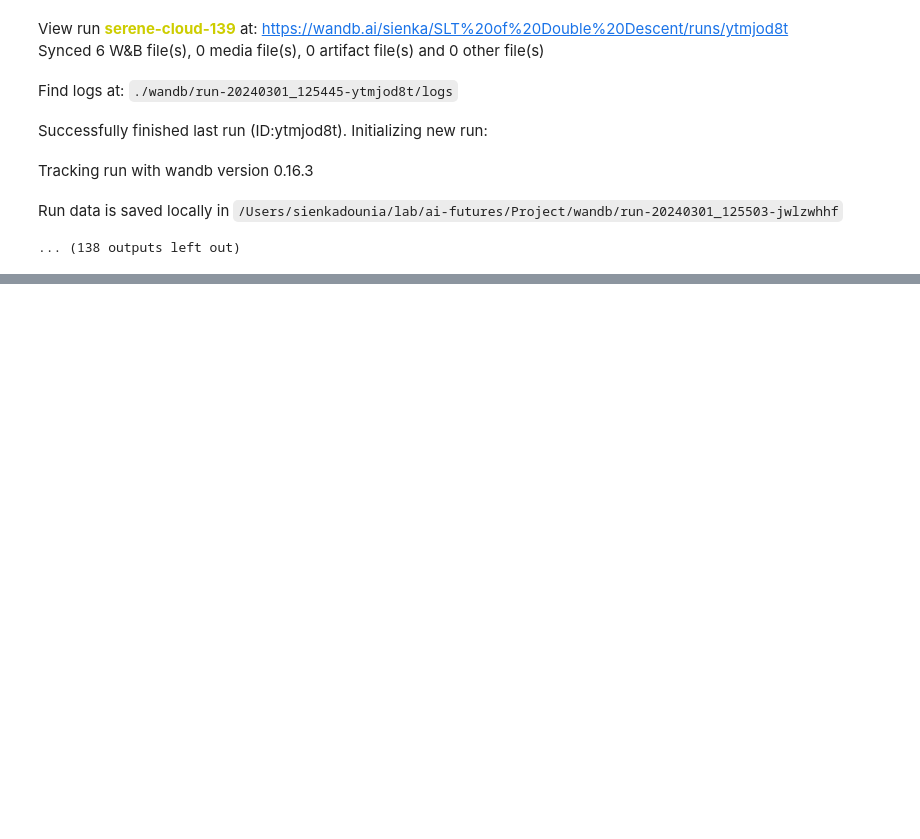
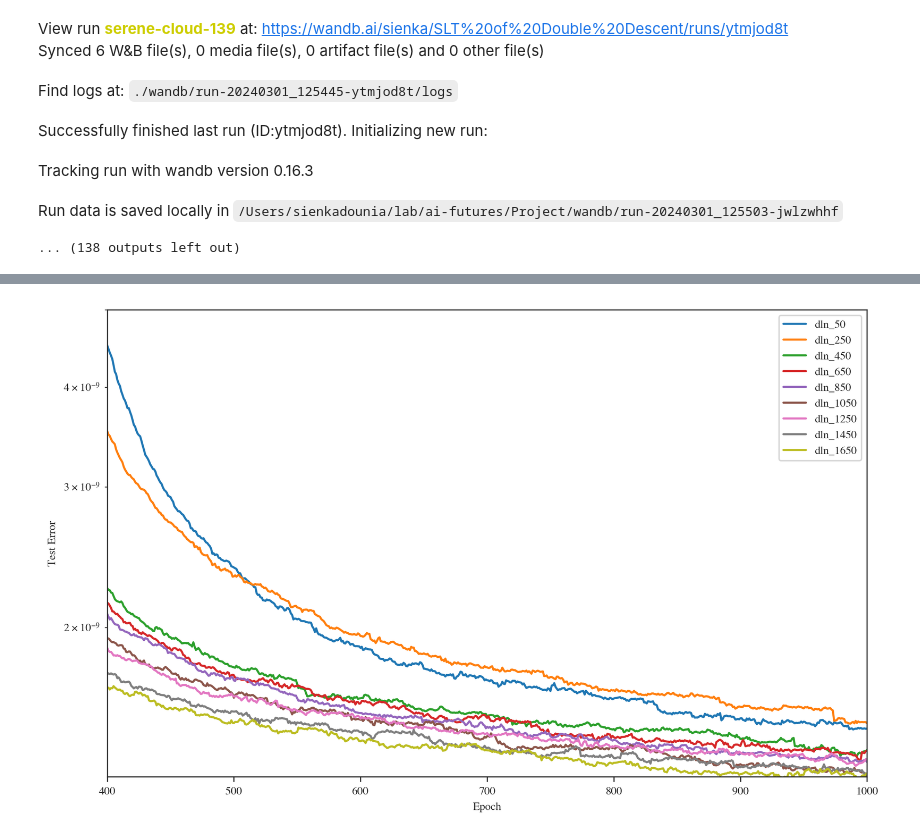
Before and after one commit to sienkus/slt-of-dd, a Jupyter notebook: dln.ipynb, the cells around one changed output, grey strips where cells are left out. Drawn from its saved outputs; the diff is of its cells as text; code cells hidden in the pictures; blank space fills up the shorter version.

```diff
--- a/dln.ipynb
+++ b/dln.ipynb
@@ -225 +327,33 @@ Run data is saved locally in /Users/sienkadounia/lab/ai-futures/Project/wandb/ru
+# %%
+plt.figure(figsize = (some_multiplier_1 * WIDTH, some_multiplier_2 * HEIGHT))
+plt.plot(epoch, model_losses[0])
+plt.plot(epoch, model_losses[1])
+plt.plot(epoch, model_losses[2])
+plt.plot(epoch, model_losses[3])
+plt.plot(epoch, model_losses[4])
+plt.plot(epoch, model_losses[5])
+plt.plot(epoch, model_losses[6])
+plt.plot(epoch, model_losses[7])
+plt.plot(epoch, model_losses[8])
+#plt.plot(epoch, model_losses[9])
+#plt.xscale('log')
+plt.yscale('log')
+
+plt.ylabel('Test Error')
+plt.xlabel('Epoch')
+plt.legend(labels = model_fig, loc="upper right")
+seaborn.set_style("ticks")
+plt.rcParams["font.family"] = "Times"
+plt.rcParams['figure.dpi'] = 300
+plt.rc('xtick', labelsize=8)
+plt.rc('ytick', labelsize=8)
+plt.rc('axes', labelsize=8)
+plt.rc('legend', fontsize=8)
+plt.rc('axes', titlesize=10)
+plt.xlim([400, 1000])
+plt.ylim([1.3*(10**-9),5*(10**-9)])
+#plt.savefig("ten_percent_losses.pdf")
+plt.show()
+# %% [output]
+[figure, added]
 # %%
```
Also changed, not shown: parts of 8 cells of this notebook.
